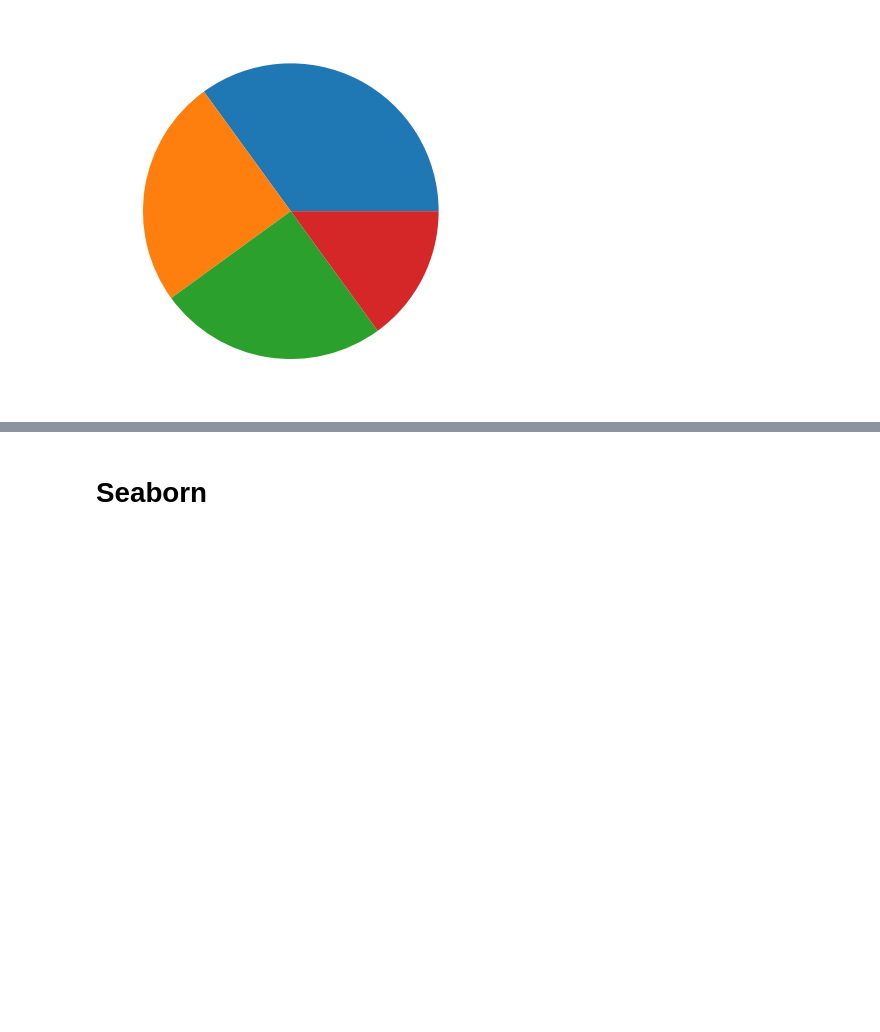
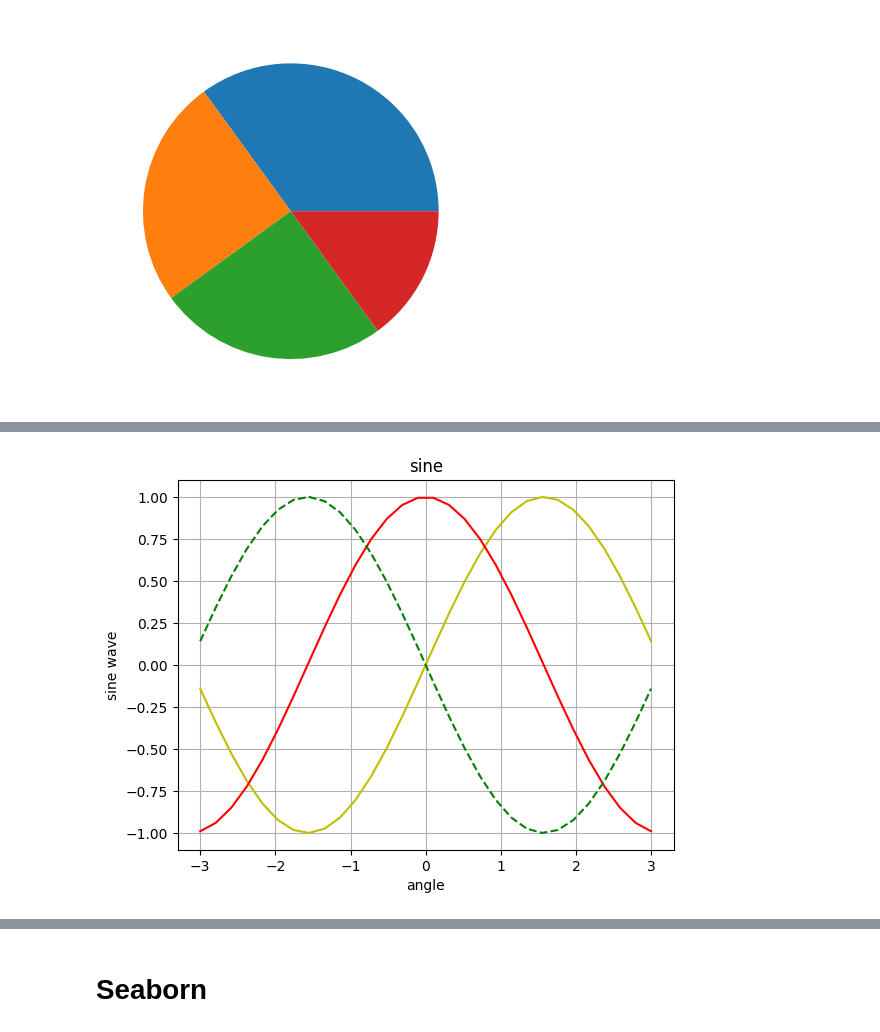
Before and after one commit to arunp77/Python-programming, a Jupyter notebook: Python-fundamental/Matplotlib.ipynb, the cells around one changed output, grey strips where cells are left out. Saved outputs shown, nothing was run; the diff lists cells and outputs as text; code cells hidden in the pictures; blank space fills up the shorter version.

```diff
--- a/Python-fundamental/Matplotlib.ipynb
+++ b/Python-fundamental/Matplotlib.ipynb
@@ -289,0 +334,12 @@ plt.show()
+# %%
+plt.plot(x, sin(x), 'y')
+plt.plot(x, cos(x), 'r-')
+plt.plot(x, -sin(x), 'g--')
+
+plt.ylabel("sine wave")
+plt.xlabel('angle')
+plt.title('sine')
+plt.grid()
+show()
+# %% [output]
+[figure, added]
```
Also changed, not shown: parts of 15 cells of this notebook.
